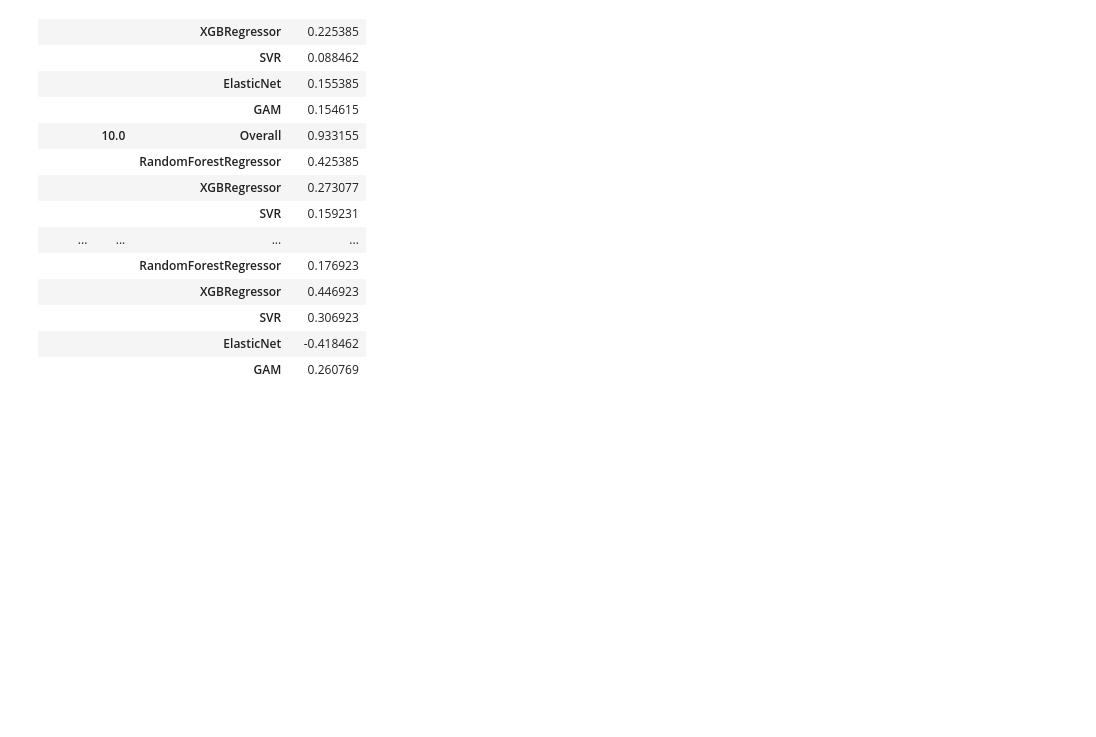
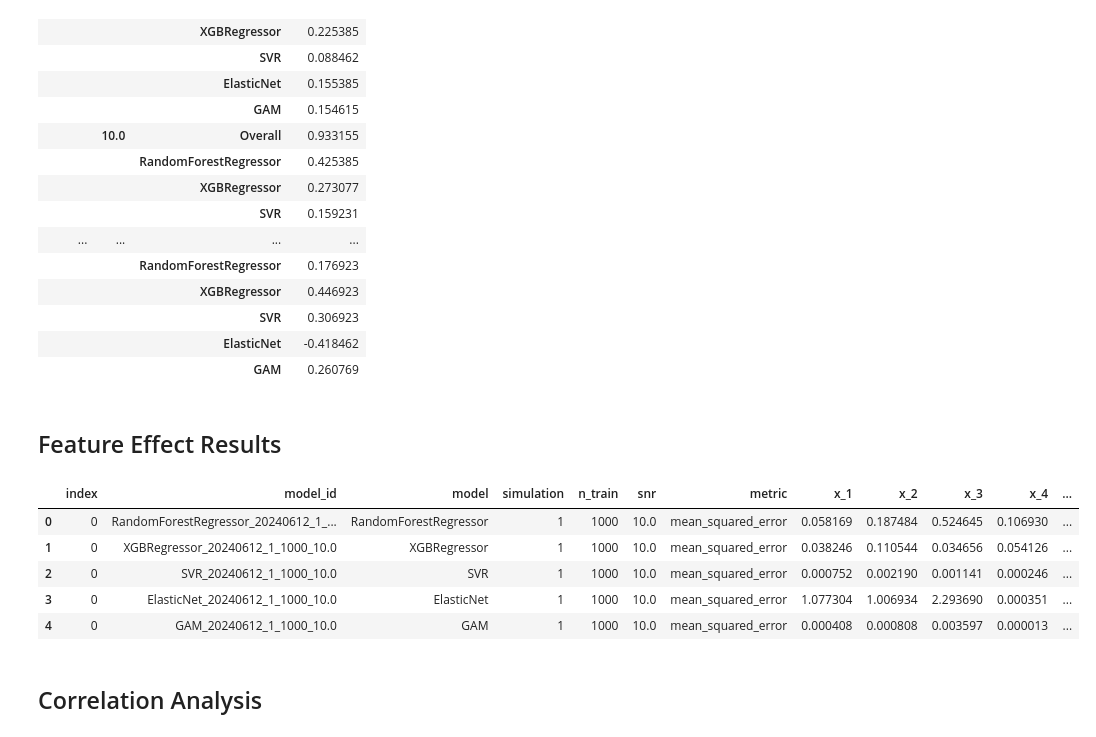
Before and after one commit to timo282/feature-effect-empirical-analysis, a Jupyter notebook: simulations/sim_friedman1_centered/notebooks/correlation_analysis.ipynb, the cells around one changed output. Cells and saved outputs as stored; diff of their text form; code cells hidden in the pictures; blank space fills up the shorter version.

```diff
--- a/simulations/sim_friedman1_centered/notebooks/correlation_analysis.ipynb
+++ b/simulations/sim_friedman1_centered/notebooks/correlation_analysis.ipynb
@@ -120,3 +120,20 @@ with pd.option_context('display.max_rows', None, 'display.max_columns', None):
 |  |  | SVR | 0.306923 |
 |  |  | ElasticNet | -0.418462 |
 |  |  | GAM | 0.260769 |
+# %% [markdown]
+## Feature Effect Results
+# %%
+feauture_effect_type = "ale_results"
+# %%
+effects_results_storage = config.get("storage", "effects_results")
+df_effect_res = pd.read_sql_table(feauture_effect_type, f"sqlite:///..{effects_results_storage}")
+df_effect_res.head()
+# %% [output]
+|  | index | model_id | model | simulation | n_train | snr | metric | x_1 | x_2 | x_3 | x_4 | ... |
+| 0 | 0 | RandomForestRegressor_20240612_1_... | RandomForestRegressor | 1 | 1000 | 10.0 | mean_squared_error | 0.058169 | 0.187484 | 0.524645 | 0.106930 | ... |
+| 1 | 0 | XGBRegressor_20240612_1_1000_10.0 | XGBRegressor | 1 | 1000 | 10.0 | mean_squared_error | 0.038246 | 0.110544 | 0.034656 | 0.054126 | ... |
+| 2 | 0 | SVR_20240612_1_1000_10.0 | SVR | 1 | 1000 | 10.0 | mean_squared_error | 0.000752 | 0.002190 | 0.001141 | 0.000246 | ... |
+| 3 | 0 | ElasticNet_20240612_1_1000_10.0 | ElasticNet | 1 | 1000 | 10.0 | mean_squared_error | 1.077304 | 1.006934 | 2.293690 | 0.000351 | ... |
+| 4 | 0 | GAM_20240612_1_1000_10.0 | GAM | 1 | 1000 | 10.0 | mean_squared_error | 0.000408 | 0.000808 | 0.003597 | 0.000013 | ... |
+# %% [markdown]
+## Correlation Analysis
```
Also changed, not shown: parts of 5 cells of this notebook.
